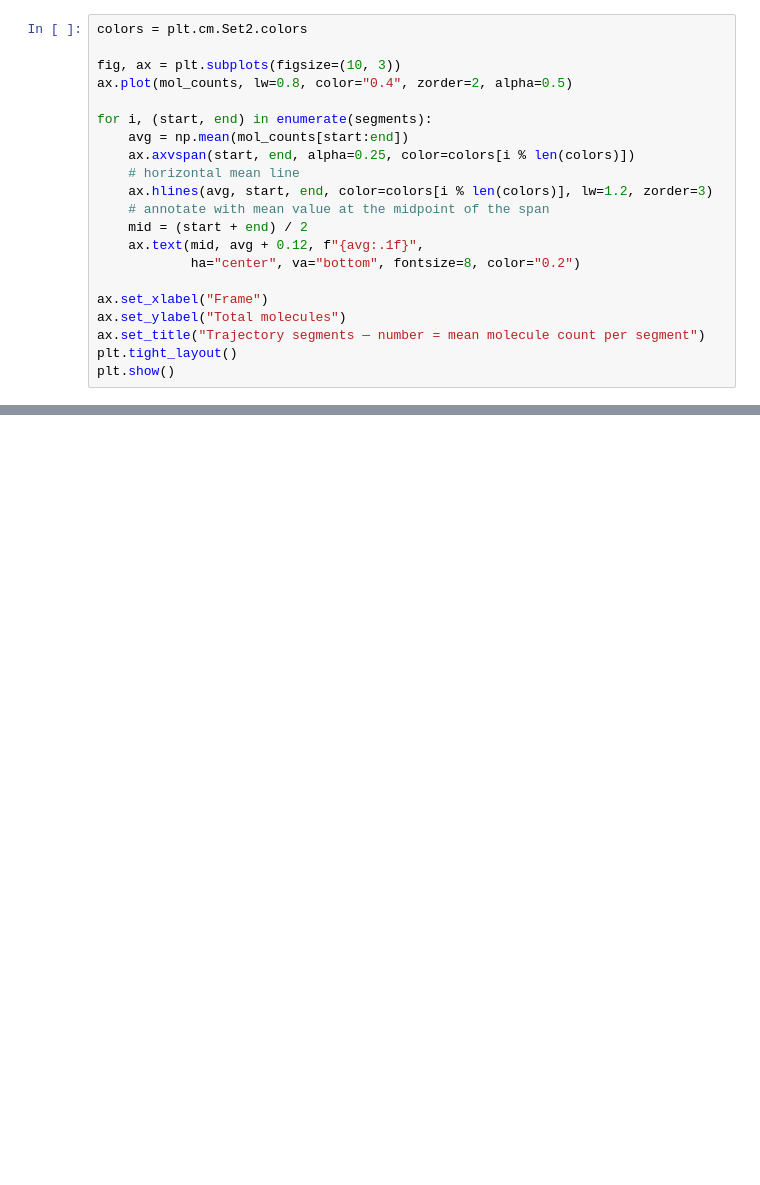
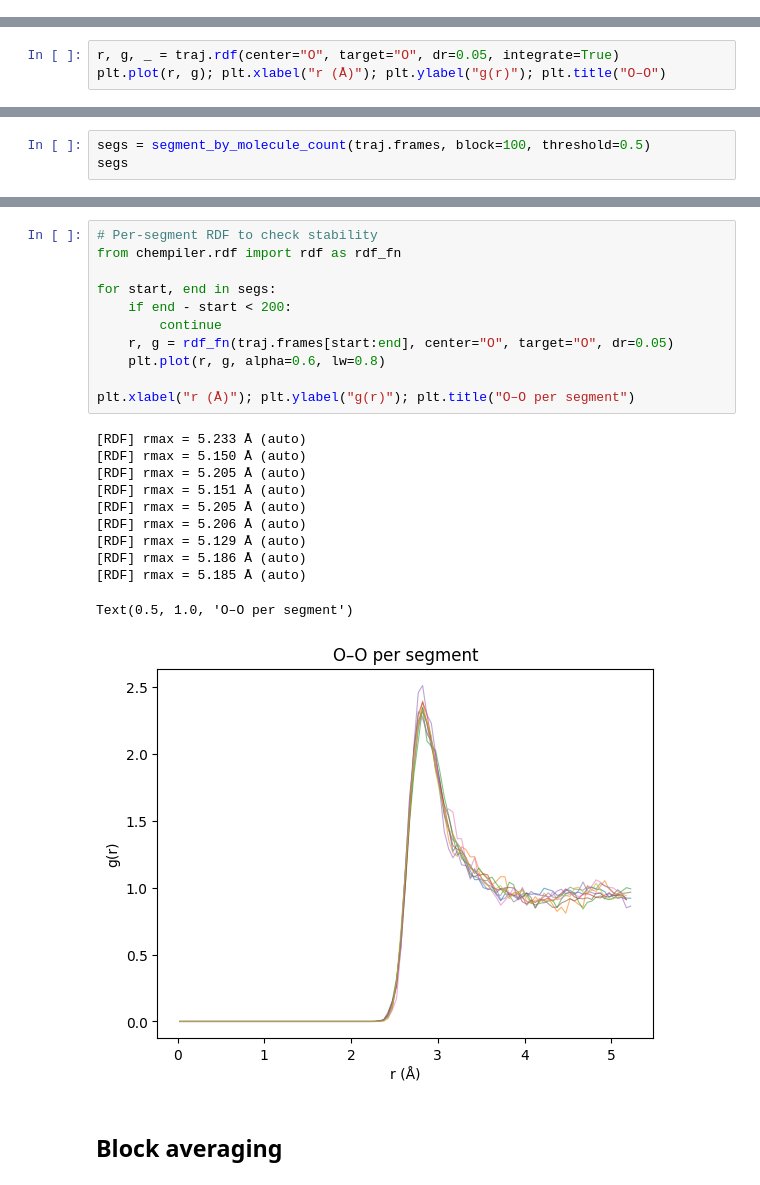
Before and after one commit to viktorsvahn/chempiler, a Jupyter notebook: chempiler_demo.ipynb, the cells around one changed output, grey strips where cells are left out. Cells and saved outputs as stored; diff of their text form; blank space fills up the shorter version.

```diff
--- a/chempiler_demo.ipynb
+++ b/chempiler_demo.ipynb
@@ -201,21 +0,0 @@ Found 17 segment(s):
-# %%
-colors = plt.cm.Set2.colors
-
-fig, ax = plt.subplots(figsize=(10, 3))
-ax.plot(mol_counts, lw=0.8, color="0.4", zorder=2, alpha=0.5)
-
-for i, (start, end) in enumerate(segments):
-    avg = np.mean(mol_counts[start:end])
-    ax.axvspan(start, end, alpha=0.25, color=colors[i % len(colors)])
-    # horizontal mean line
-    ax.hlines(avg, start, end, color=colors[i % len(colors)], lw=1.2, zorder=3)
-    # annotate with mean value at the midpoint of the span
-    mid = (start + end) / 2
-    ax.text(mid, avg + 0.12, f"{avg:.1f}",
-            ha="center", va="bottom", fontsize=8, color="0.2")
-
-ax.set_xlabel("Frame")
-ax.set_ylabel("Total molecules")
-ax.set_title("Trajectory segments — number = mean molecule count per segment")
-plt.tight_layout()
-plt.show()
@@ -858,0 +71,3 @@ combine frames freely before passing them to any function.
+# %%
+r, g, _ = traj.rdf(center="O", target="O", dr=0.05, integrate=True)
+plt.plot(r, g); plt.xlabel("r (Å)"); plt.ylabel("g(r)"); plt.title("O–O")
@@ -858,0 +122,3 @@ combine frames freely before passing them to any function.
+# %%
+segs = segment_by_molecule_count(traj.frames, block=100, threshold=0.5)
+segs
@@ -858,0 +137,25 @@ combine frames freely before passing them to any function.
+# %%
+# Per-segment RDF to check stability
+from chempiler.rdf import rdf as rdf_fn
+
+for start, end in segs:
+    if end - start < 200:
+        continue
+    r, g = rdf_fn(traj.frames[start:end], center="O", target="O", dr=0.05)
+    plt.plot(r, g, alpha=0.6, lw=0.8)
+
+plt.xlabel("r (Å)"); plt.ylabel("g(r)"); plt.title("O–O per segment")
+# %% [output]
+[RDF] rmax = 5.233 Å (auto)
+[RDF] rmax = 5.150 Å (auto)
+[RDF] rmax = 5.205 Å (auto)
+[RDF] rmax = 5.151 Å (auto)
+[RDF] rmax = 5.205 Å (auto)
+[RDF] rmax = 5.206 Å (auto)
+[RDF] rmax = 5.129 Å (auto)
+[RDF] rmax = 5.186 Å (auto)
+[RDF] rmax = 5.185 Å (auto)
+Text(0.5, 1.0, 'O–O per segment')
+[figure, added]
+# %% [markdown]
+## Block averaging
```
Also changed, not shown: parts of 81 cells of this notebook, 5 other files.
